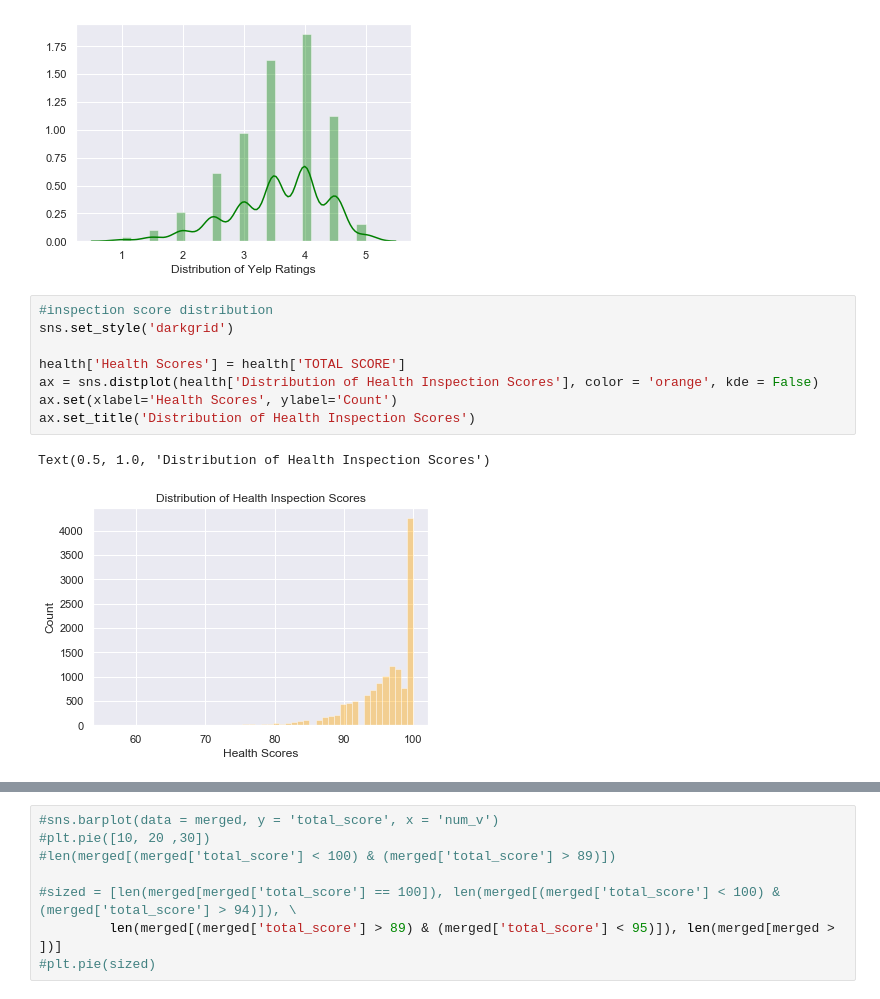
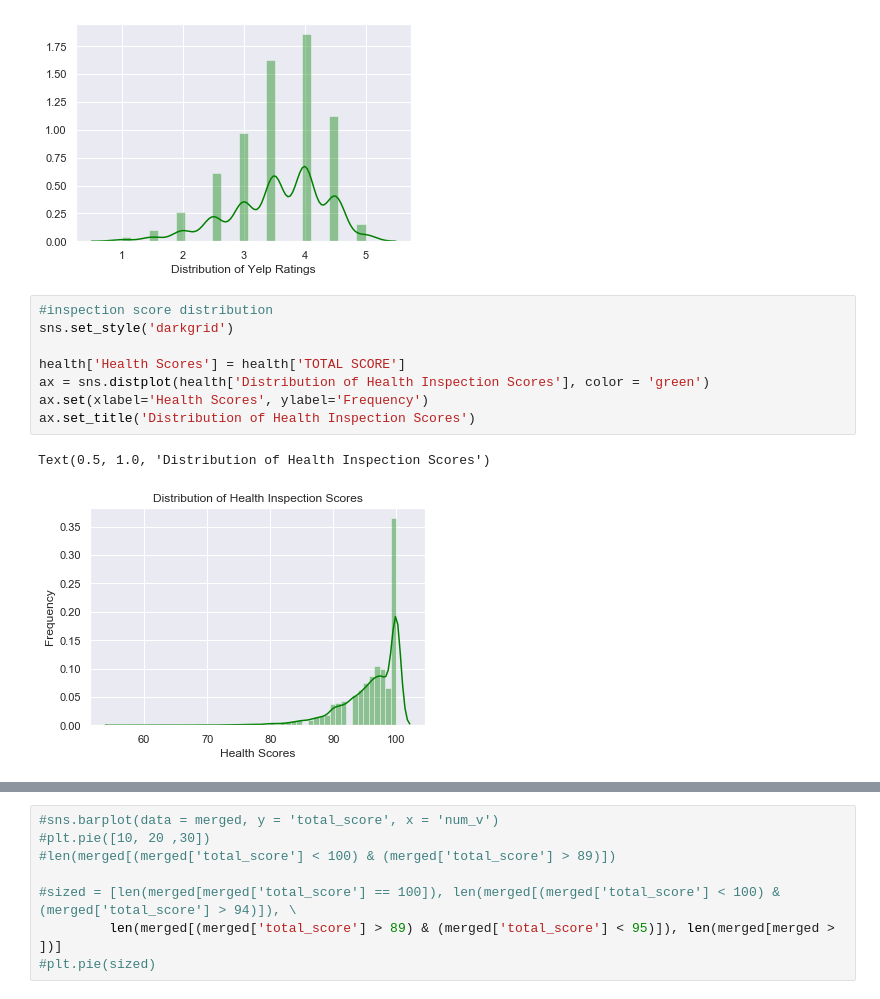
Before and after one commit to CodeBound-Annihilators/yelpproject, a Jupyter notebook: 5_exploration.ipynb, the cells around one changed output, grey strips where cells are left out. Cells and saved outputs as stored; diff of their text form.

```diff
--- a/5_exploration.ipynb
+++ b/5_exploration.ipynb
@@ -39,14 +39,14 @@ sns.distplot(merged['Distribution of Yelp Ratings'], color = 'green')
 # %%
 #inspection score distribution
 sns.set_style('darkgrid')
 
 health['Health Scores'] = health['TOTAL SCORE']
-ax = sns.distplot(health['Distribution of Health Inspection Scores'], color = 'orange', kde = False)
-ax.set(xlabel='Health Scores', ylabel='Count')
+ax = sns.distplot(health['Distribution of Health Inspection Scores'], color = 'green')
+ax.set(xlabel='Health Scores', ylabel='Frequency')
 ax.set_title('Distribution of Health Inspection Scores')
 # %% [output]
 Text(0.5, 1.0, 'Distribution of Health Inspection Scores')
-[figure, old version]
+[figure, new version]
 # %%
 #mean violation distribution
 #sns.distplot(merged['Distribution of Health Inspection Scores'], color = 'orange')
```
Also changed, not shown: parts of 4 cells of this notebook.
